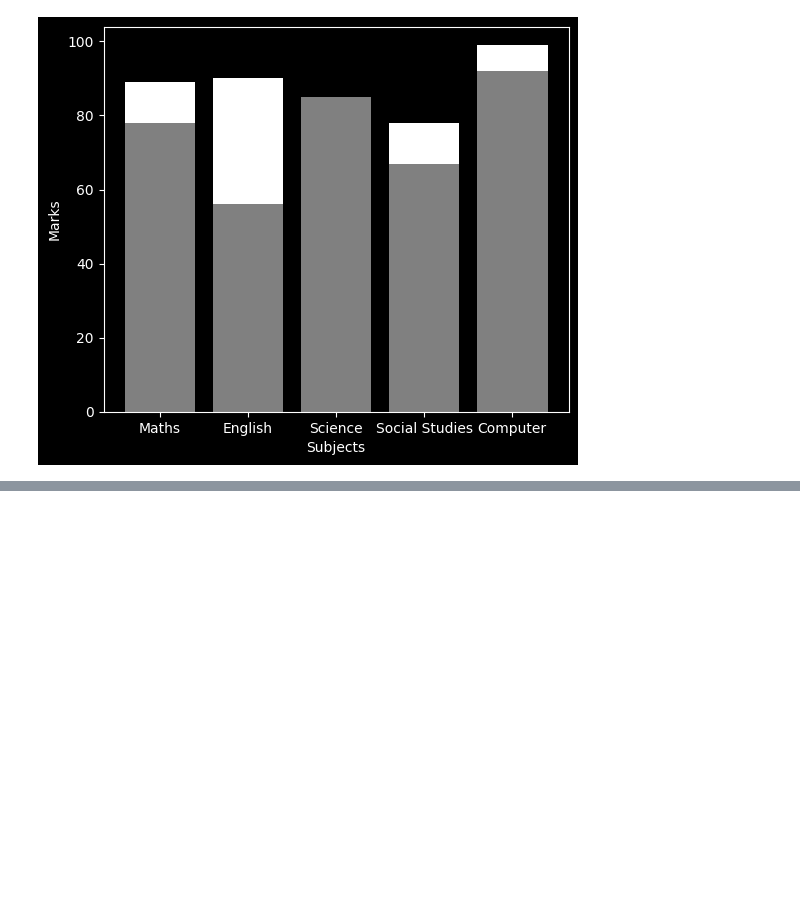
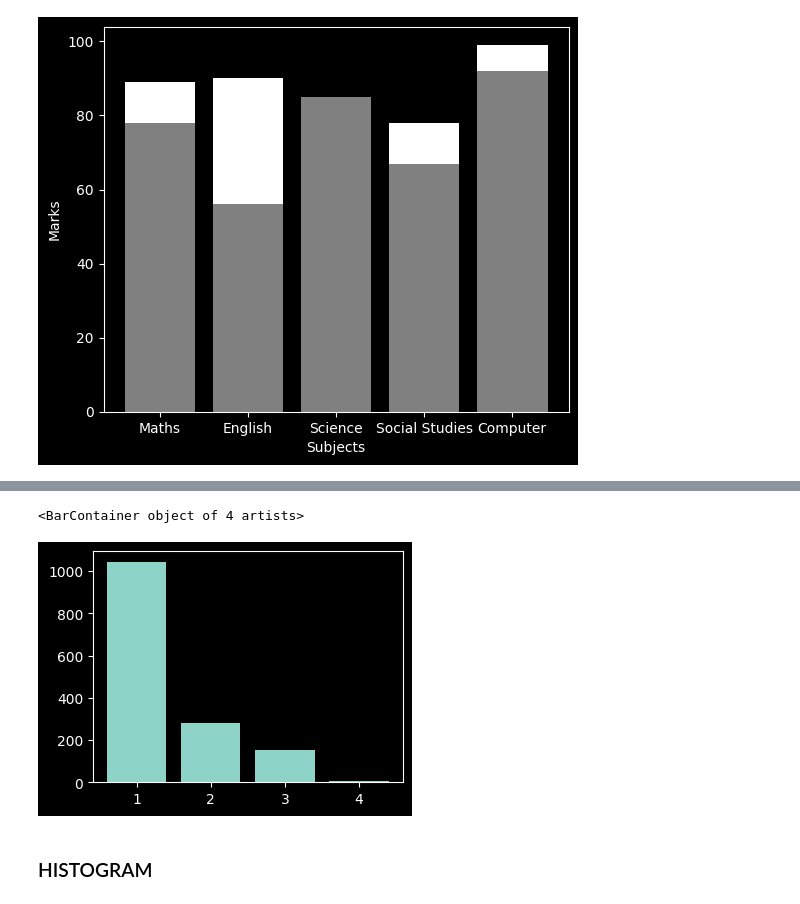
Before and after one commit to tusharmaurya267/Python_basic, a Jupyter notebook: Matplotlib_&_Seaborn.ipynb, the cells around one changed output, grey strips where cells are left out. Saved outputs shown, nothing was run; the diff lists cells and outputs as text; code cells hidden in the pictures; blank space fills up the shorter version.

```diff
--- a/Matplotlib_&_Seaborn.ipynb
+++ b/Matplotlib_&_Seaborn.ipynb
@@ -137,0 +160,3 @@ plt.show()
+# %%
+df=pd.read_csv("HR_Analytics.csv")
+df.head()
@@ -137,0 +171,3 @@ plt.show()
+# %%
+count_of_Business_travel = pd.DataFrame(df['BusinessTravel'].value_counts())
+count_of_Business_travel
@@ -137,0 +180,8 @@ plt.show()
+# %%
+plt.figure(figsize=(4,3))
+plt.bar(count_of_Business_travel.index , count_of_Business_travel['BusinessTravel'])
+# %% [output]
+<BarContainer object of 4 artists>
+[figure, added]
+# %% [markdown]
+### HISTOGRAM
```
Also changed, not shown: parts of 8 cells of this notebook.
